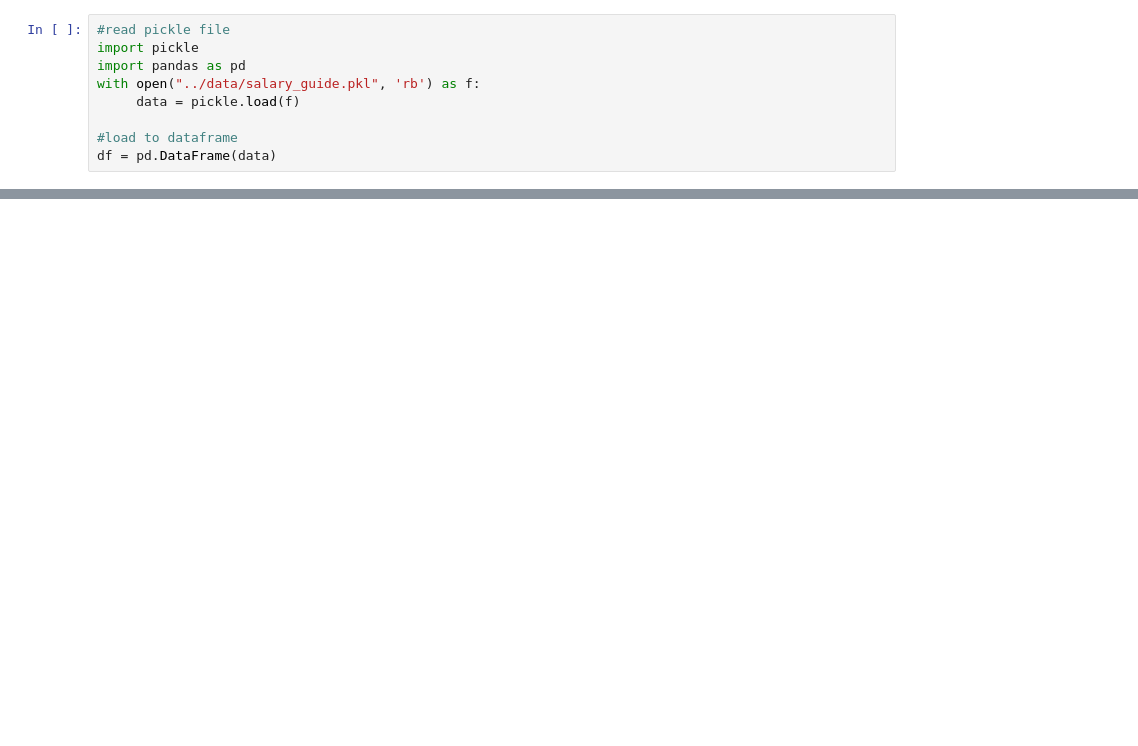
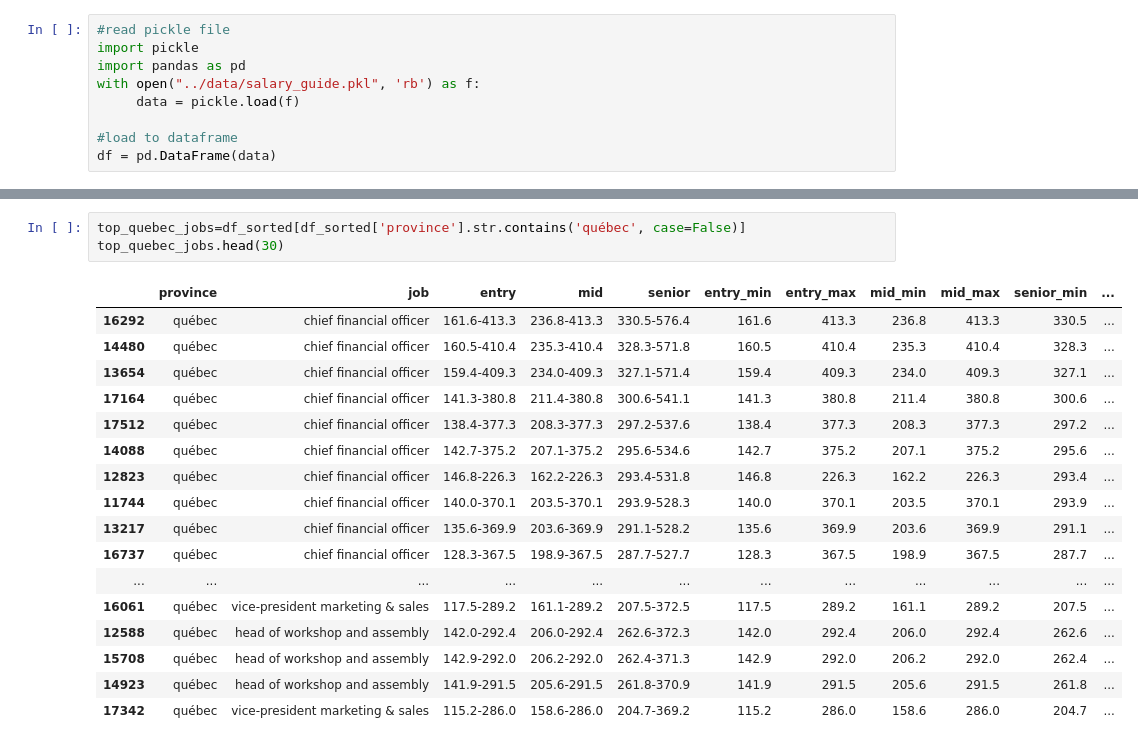
Before and after one commit to mrBlackHat777/Salary_Canada, a Jupyter notebook: sandbox/salary_exploratio.ipynb, the cells around one changed output, grey strips where cells are left out. Saved outputs shown, nothing was run; the diff lists cells and outputs as text; blank space fills up the shorter version.

```diff
--- a/sandbox/salary_exploratio.ipynb
+++ b/sandbox/salary_exploratio.ipynb
@@ -25,0 +113,21 @@ df
+# %%
+top_quebec_jobs=df_sorted[df_sorted['province'].str.contains('québec', case=False)]
+top_quebec_jobs.head(30)
+# %% [output]
+|  | province | job | entry | mid | senior | entry_min | entry_max | mid_min | mid_max | senior_min | ... |
+| 16292 | québec | chief financial officer | 161.6-413.3 | 236.8-413.3 | 330.5-576.4 | 161.6 | 413.3 | 236.8 | 413.3 | 330.5 | ... |
+| 14480 | québec | chief financial officer | 160.5-410.4 | 235.3-410.4 | 328.3-571.8 | 160.5 | 410.4 | 235.3 | 410.4 | 328.3 | ... |
+| 13654 | québec | chief financial officer | 159.4-409.3 | 234.0-409.3 | 327.1-571.4 | 159.4 | 409.3 | 234.0 | 409.3 | 327.1 | ... |
+| 17164 | québec | chief financial officer | 141.3-380.8 | 211.4-380.8 | 300.6-541.1 | 141.3 | 380.8 | 211.4 | 380.8 | 300.6 | ... |
+| 17512 | québec | chief financial officer | 138.4-377.3 | 208.3-377.3 | 297.2-537.6 | 138.4 | 377.3 | 208.3 | 377.3 | 297.2 | ... |
+| 14088 | québec | chief financial officer | 142.7-375.2 | 207.1-375.2 | 295.6-534.6 | 142.7 | 375.2 | 207.1 | 375.2 | 295.6 | ... |
+| 12823 | québec | chief financial officer | 146.8-226.3 | 162.2-226.3 | 293.4-531.8 | 146.8 | 226.3 | 162.2 | 226.3 | 293.4 | ... |
+| 11744 | québec | chief financial officer | 140.0-370.1 | 203.5-370.1 | 293.9-528.3 | 140.0 | 370.1 | 203.5 | 370.1 | 293.9 | ... |
+| 13217 | québec | chief financial officer | 135.6-369.9 | 203.6-369.9 | 291.1-528.2 | 135.6 | 369.9 | 203.6 | 369.9 | 291.1 | ... |
+| 16737 | québec | chief financial officer | 128.3-367.5 | 198.9-367.5 | 287.7-527.7 | 128.3 | 367.5 | 198.9 | 367.5 | 287.7 | ... |
+| ... | ... | ... | ... | ... | ... | ... | ... | ... | ... | ... | ... |
+| 16061 | québec | vice-president marketing & sales | 117.5-289.2 | 161.1-289.2 | 207.5-372.5 | 117.5 | 289.2 | 161.1 | 289.2 | 207.5 | ... |
+| 12588 | québec | head of workshop and assembly | 142.0-292.4 | 206.0-292.4 | 262.6-372.3 | 142.0 | 292.4 | 206.0 | 292.4 | 262.6 | ... |
+| 15708 | québec | head of workshop and assembly | 142.9-292.0 | 206.2-292.0 | 262.4-371.3 | 142.9 | 292.0 | 206.2 | 292.0 | 262.4 | ... |
+| 14923 | québec | head of workshop and assembly | 141.9-291.5 | 205.6-291.5 | 261.8-370.9 | 141.9 | 291.5 | 205.6 | 291.5 | 261.8 | ... |
+| 17342 | québec | vice-president marketing & sales | 115.2-286.0 | 158.6-286.0 | 204.7-369.2 | 115.2 | 286.0 | 158.6 | 286.0 | 204.7 | ... |
```
Also changed, not shown: parts of 6 cells of this notebook, 4 other files.
